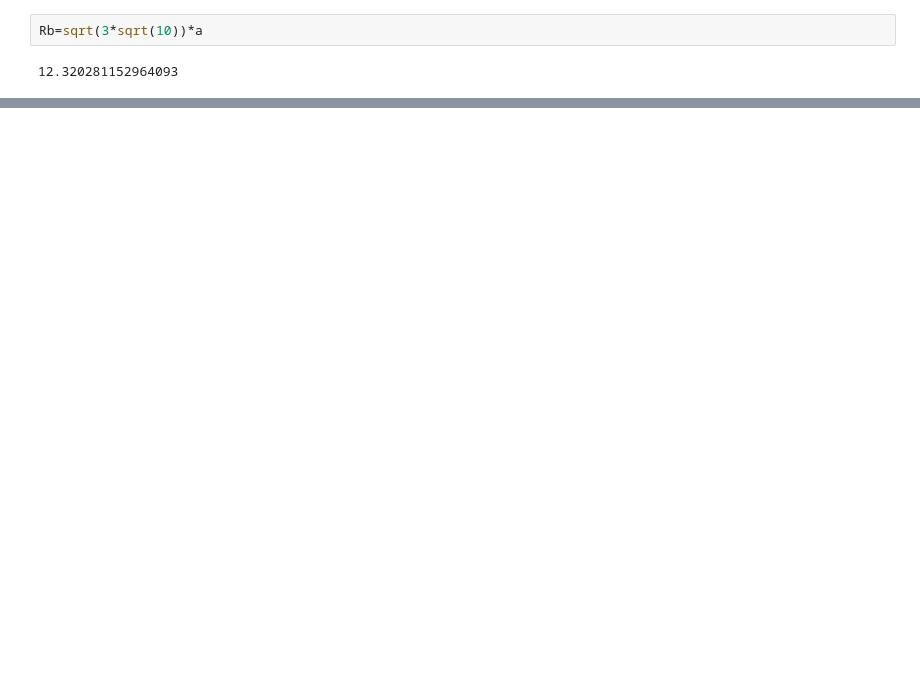
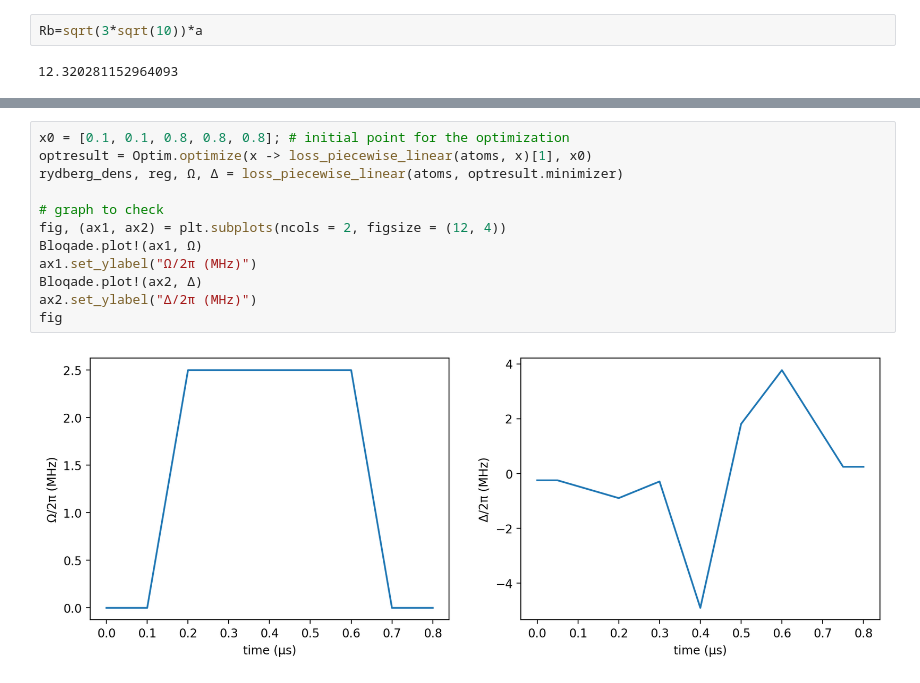
Before and after one commit to Matthew-Marsicano/2024_QuEra, a Jupyter notebook: team_solutions/Julia_MIS_Test.ipynb, the cells around one changed output, grey strips where cells are left out. Saved outputs shown, nothing was run; the diff lists cells and outputs as text; blank space fills up the shorter version.

```diff
--- a/team_solutions/Julia_MIS_Test.ipynb
+++ b/team_solutions/Julia_MIS_Test.ipynb
@@ -67 +44,15 @@ nqubits: 13
+# %%
+x0 = [0.1, 0.1, 0.8, 0.8, 0.8]; # initial point for the optimization
+optresult = Optim.optimize(x -> loss_piecewise_linear(atoms, x)[1], x0)
+rydberg_dens, reg, Ω, Δ = loss_piecewise_linear(atoms, optresult.minimizer)
+
+# graph to check
+fig, (ax1, ax2) = plt.subplots(ncols = 2, figsize = (12, 4))
+Bloqade.plot!(ax1, Ω)
+ax1.set_ylabel("Ω/2π (MHz)")
+Bloqade.plot!(ax2, Δ)
+ax2.set_ylabel("Δ/2π (MHz)")
+fig
+# %% [output]
+[figure, added]
 # %%
```
Also changed, not shown: parts of 13 cells of this notebook.
